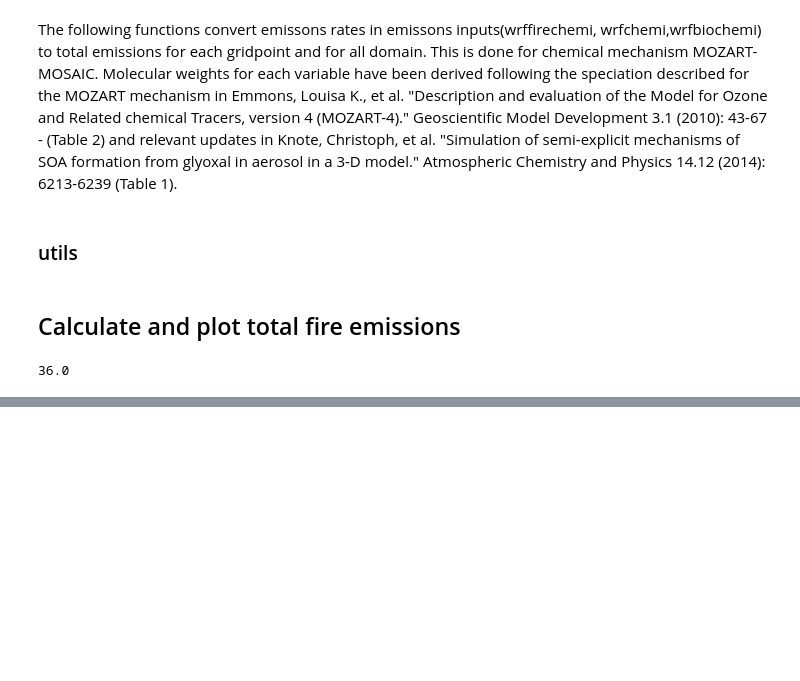
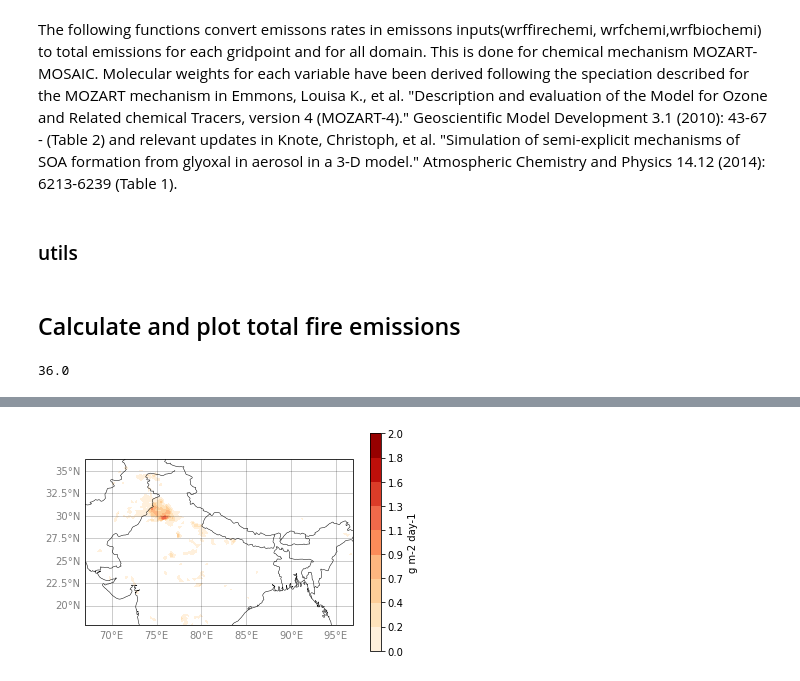
Before and after one commit to catemgn/AQ-IGP, a Jupyter notebook: analysis/emissions/emi_fire.ipynb, the cells around one changed output, grey strips where cells are left out. Cells and saved outputs as stored; diff of their text form; code cells hidden in the pictures; blank space fills up the shorter version.

```diff
--- a/analysis/emissions/emi_fire.ipynb
+++ b/analysis/emissions/emi_fire.ipynb
@@ -287,0 +394,6 @@ emiplot(lat,lon,fpme_igp.avg_day_emi,fme_igp.avg_day_emi,fae_igp.avg_day_emi,fwe
+# %%
+map_2D(fa_e, 'avg_day_emi', level=0, mask_values=0.0001,
+           title=None, cmap = 'OrRd', coastline=True, borders=True,
+           pixels=False, set_vmax=2, save=False, format='pdf', dpi=1000)
+# %% [output]
+[figure, added]
```
Also changed, not shown: parts of 4 cells of this notebook, 2 other files.
